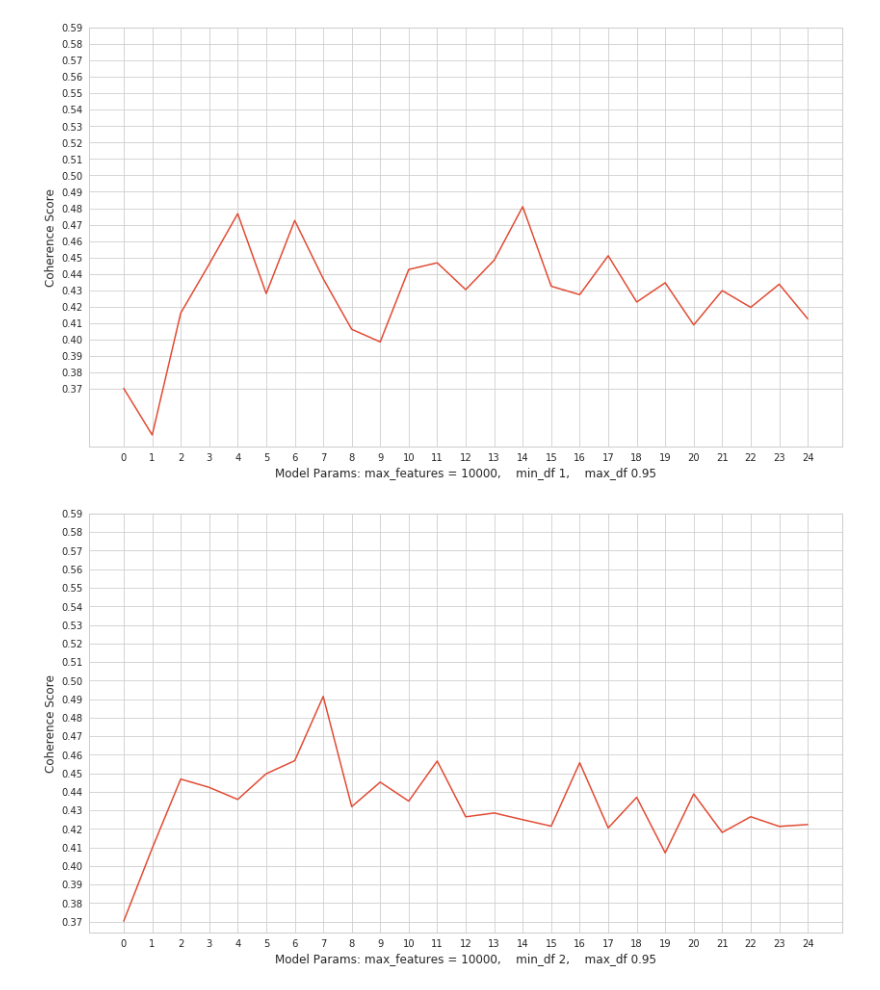
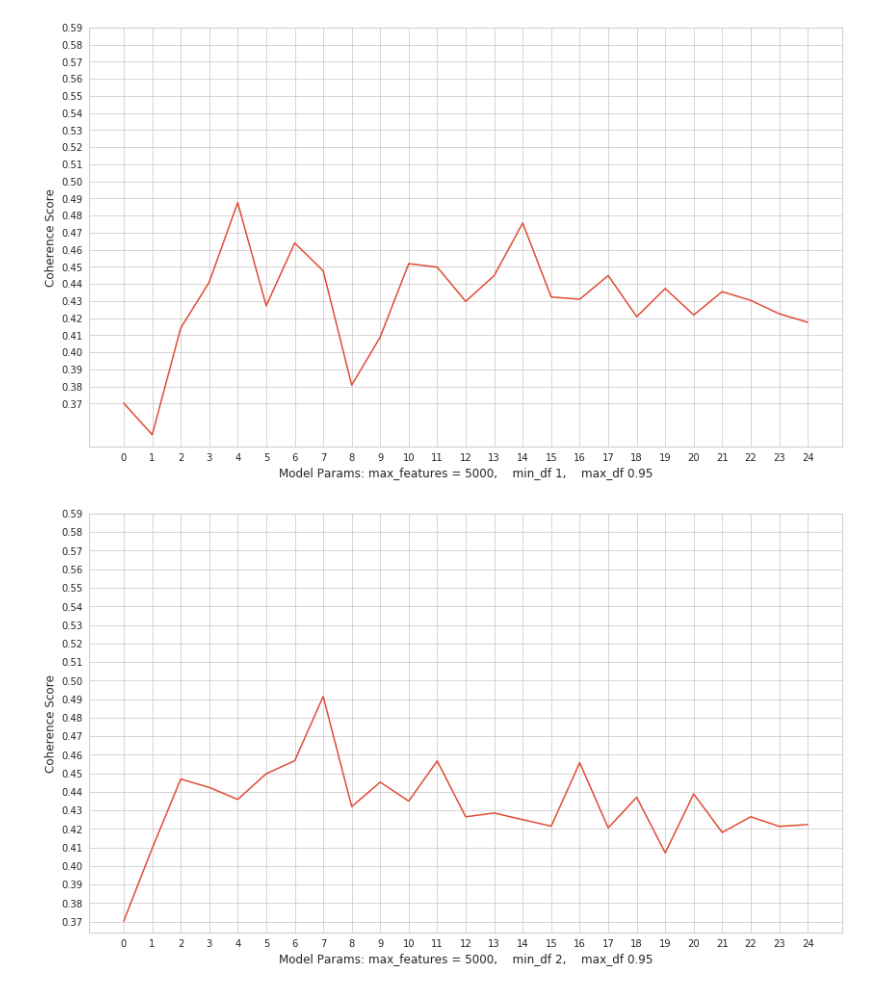
Before and after one commit to GrilledJeez/amazon_product_feature_analysis, a Jupyter notebook: topic_count_selection.ipynb, the cells around one changed output. Cells and saved outputs as stored; diff of their text form; code cells hidden in the pictures.

```diff
--- a/topic_count_selection.ipynb
+++ b/topic_count_selection.ipynb
@@ -32,7 +32,7 @@ df1.dropna(inplace=True)
 df2.dropna(inplace=True)
 df3.dropna(inplace=True)
 # %%
-def topic_modeler(df = df, max_features=5000, min_df=2, max_df=.85, topic_max = 20, topic_step = 1):
+def topic_modeler(df, max_features=5000, min_df=2, max_df=.85, topic_max = 20, topic_step = 1):
     # Use Gensim's NMF to get the best num of topics via coherence score
     texts = df['model_ready'].str.split()
 
@@ -99,11 +99,11 @@ def topic_modeler(df = df, max_features=5000, min_df=2, max_df=.85, topic_max =
     plt.yticks(np.arange(.37,.6,step=.01))
     plt.show()
 # %%
-topic_modeler(df1, 10000, 1,.95,25, 1)
-topic_modeler(df1, 10000, 2,.95,25, 1)
-topic_modeler(df1, 10000, 3,.95,25, 1)
+topic_modeler(df1, 5000, 1,.95,25, 1)
+topic_modeler(df1, 5000, 2,.95,25, 1)
+topic_modeler(df1, 5000, 3,.95,25, 1)
 # %% [output]
-[figure, old version]
+[figure, new version]
 [figure]
 [figure]
 # %%
```
Also changed, not shown: parts of 2 cells of this notebook, 2 other files.
